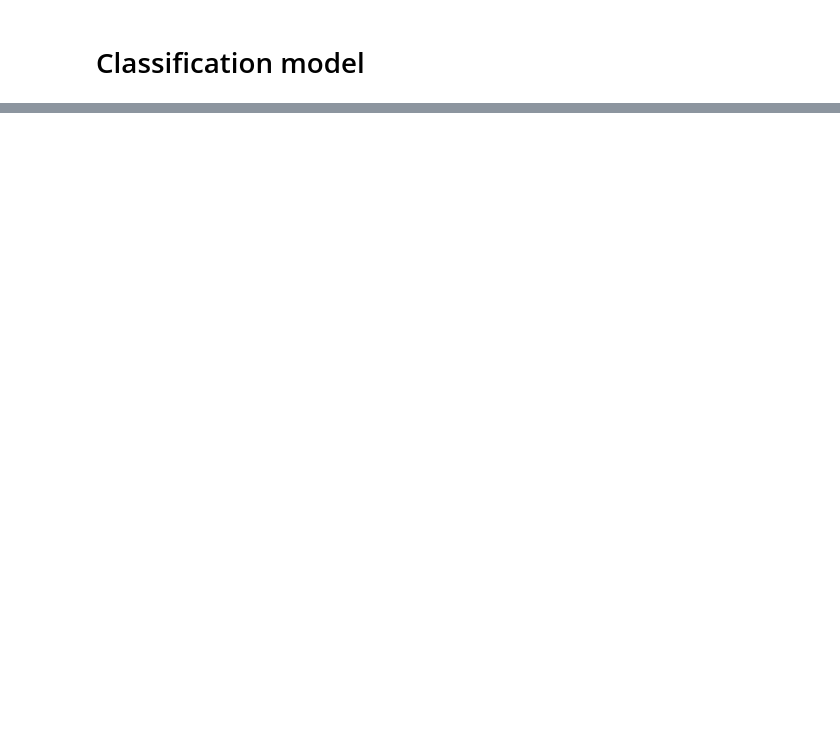
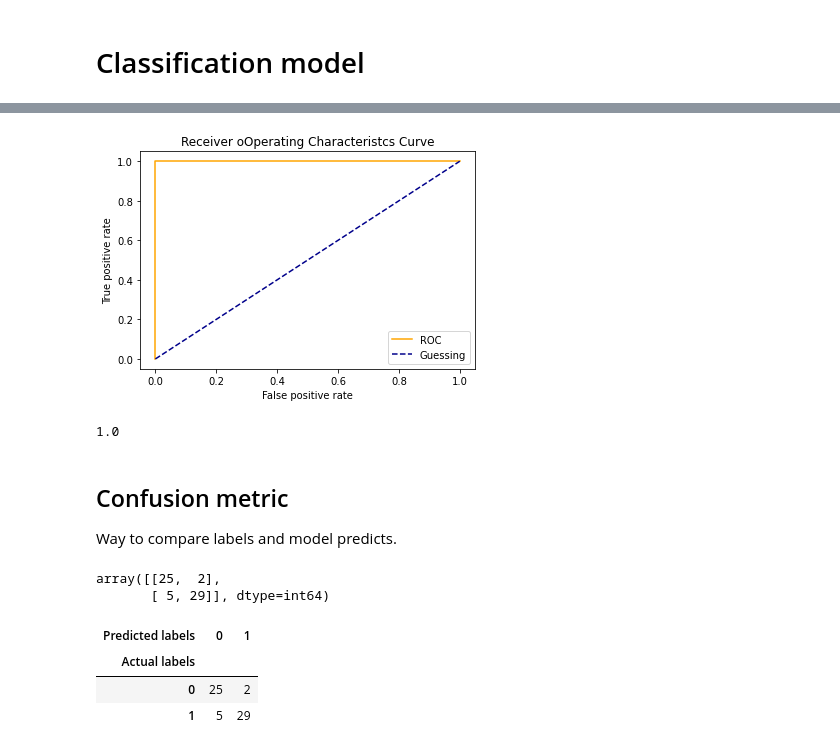
Before and after one commit to TimTom68/udemy_complete-machine-learning-and-data-science, a Jupyter notebook: sklearn/scikit-learn.ipynb, the cells around one changed output, grey strips where cells are left out. Cells and saved outputs as stored; diff of their text form; code cells hidden in the pictures; blank space fills up the shorter version.

```diff
--- a/sklearn/scikit-learn.ipynb
+++ b/sklearn/scikit-learn.ipynb
@@ -466,0 +1004,36 @@ clf.score(X_test, Y_test)
+# %%
+# Plot perfect ROC curve and AUC score
+
+fpr, tpr, thresholds = roc_curve(Y_test, Y_test)
+plot_roc_curve(fpr, tpr)
+# %% [output]
+[figure, added]
+# %%
+# Perfect AUC score
+roc_auc_score(Y_test, Y_test)
+# %% [output]
+1.0
+# %% [markdown]
+## Confusion metric
+
+Way to compare labels and model predicts.
+# %%
+from sklearn.metrics import confusion_matrix
+
+Y_preds = clf.predict(X_test)
+
+confusion_matrix(Y_test, Y_preds)
+# %% [output]
+array([[25,  2],
+       [ 5, 29]], dtype=int64)
+# %%
+# Visualize confusion matrix
+pd.crosstab(Y_test,
+           Y_preds,
+           rownames=['Actual labels'],
+           colnames=['Predicted labels'])
+# %% [output]
+| Predicted labels | 0 | 1 |
+| Actual labels |  |  |
+| 0 | 25 | 2 |
+| 1 | 5 | 29 |
```
Also changed, not shown: parts of 85 cells of this notebook, 1 other file.
